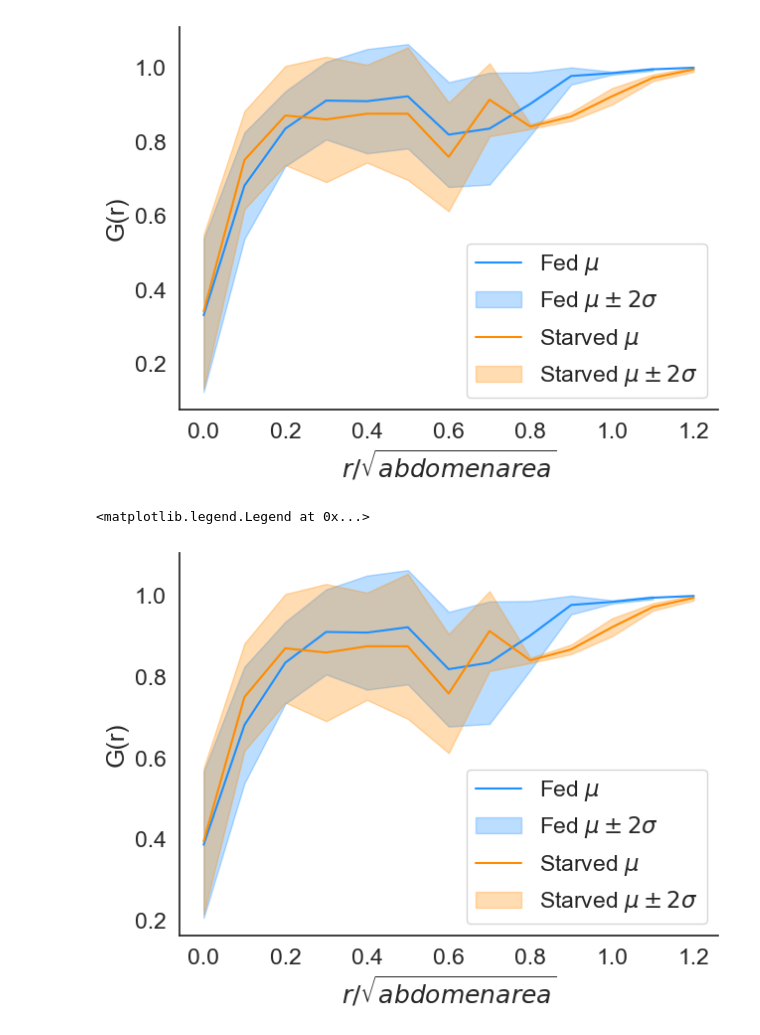
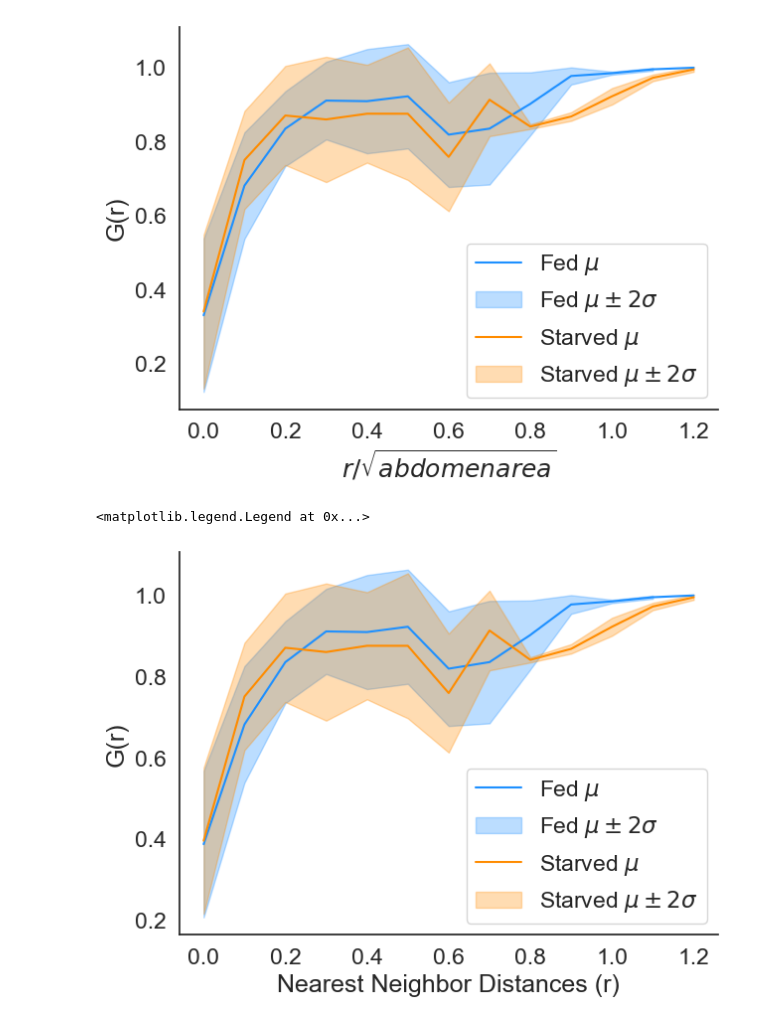
Before and after one commit to McCallLabBU/hemocyte_recruitment_image_quantification, a Jupyter notebook: code/nearest_neighbors_midsections.ipynb, the cells around one changed output. Cells and saved outputs as stored; diff of their text form; code cells hidden in the pictures.

```diff
--- a/code/nearest_neighbors_midsections.ipynb
+++ b/code/nearest_neighbors_midsections.ipynb
@@ -376,32 +376,32 @@ ecdf_frames_df_scaled_1['distance_cat'] = ecdf_frames_df_scaled_1['distance_cat'
 
 #ecdf_frames_df_scaled_1.loc[ecdf_frames_df_scaled_1['distance']==-np.inf] == -np.inf
 ecdf_frames_df_scaled_1["distance_cat_1"] = np.where(ecdf_frames_df_scaled_1["distance"] == -np.inf, -np.inf, ecdf_frames_df_scaled_1["distance_cat"] )
 
 
 ecdf_frames_df_scaled_mean = ecdf_frames_df_scaled_1[['condition','distance_cat_1','g']].groupby(['condition','distance_cat_1']).agg(['mean','std'])
 ecdf_frames_df_scaled_mean = ecdf_frames_df_scaled_mean.droplevel(0,axis=1).reset_index()
 ecdf_frames_df_scaled_mean['mean+sd'] = ecdf_frames_df_scaled_mean['mean']+ecdf_frames_df_scaled_mean['std']
 ecdf_frames_df_scaled_mean['mean-sd'] = ecdf_frames_df_scaled_mean['mean']-ecdf_frames_df_scaled_mean['std']
 
 #print(ecdf_frames_df_scaled_mean)
 fed = ecdf_frames_df_scaled_mean[ecdf_frames_df_scaled_mean['condition']=='Fed']
 starved = ecdf_frames_df_scaled_mean[ecdf_frames_df_scaled_mean['condition']=='Starved']
 
 fig,ax =plt.subplots(figsize=(7,5))
 ax.plot(fed['distance_cat_1'],fed['mean'],color="dodgerblue")
 ax.fill_between(fed['distance_cat_1'],fed['mean+sd'], fed['mean-sd'], color="dodgerblue", alpha=0.3)
 ax.plot(starved['distance_cat_1'],starved['mean'],color="darkorange")
 ax.fill_between(starved['distance_cat_1'],starved['mean+sd'], starved['mean-sd'], color="darkorange", alpha=0.3)
 ax.spines['right'].set_visible(False)
 ax.spines['top'].set_visible(False)
-ax.set_xlabel("$r / \sqrt{abdomenarea}$ ")
+ax.set_xlabel("Nearest Neighbor Distances (r)")
 ax.set_ylabel("G(r)")
 
 ax.legend(['Fed $\mu$','Fed $\mu \pm 2\sigma$' , 'Starved $\mu$','Starved $\mu \pm 2\sigma$'])
 #ax.set_xticklabels([0,0.1,0.2,0.3,0.4,0.5,0.6,0.7,0.8,0.9,1.0,1.1,1.2])
 #ecdf_frames_df_scaled_1
 
 #print(type(ecdf_frames_df_scaled_1['distance_cat_1']))
 # %% [output]
 <matplotlib.legend.Legend at 0x...>
-[figure, old version]
+[figure, new version]
```
Also changed, not shown: parts of 1 cell of this notebook, 1 other file.
